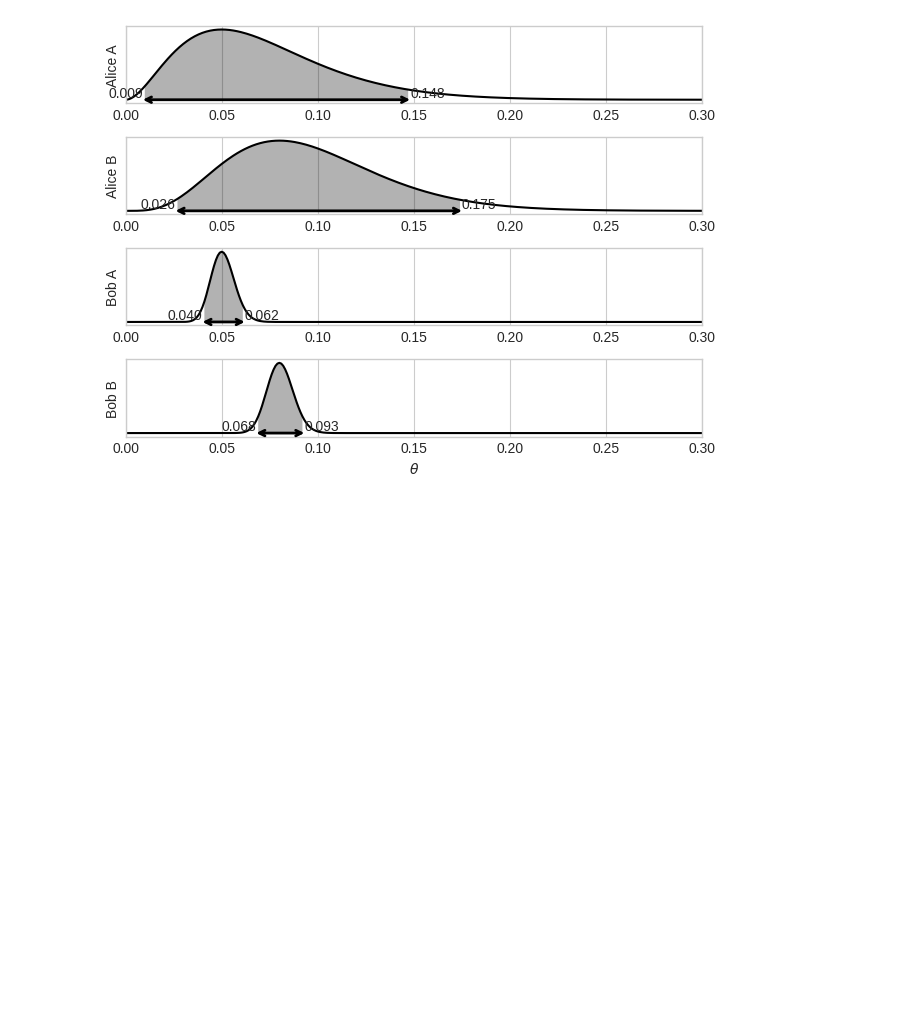
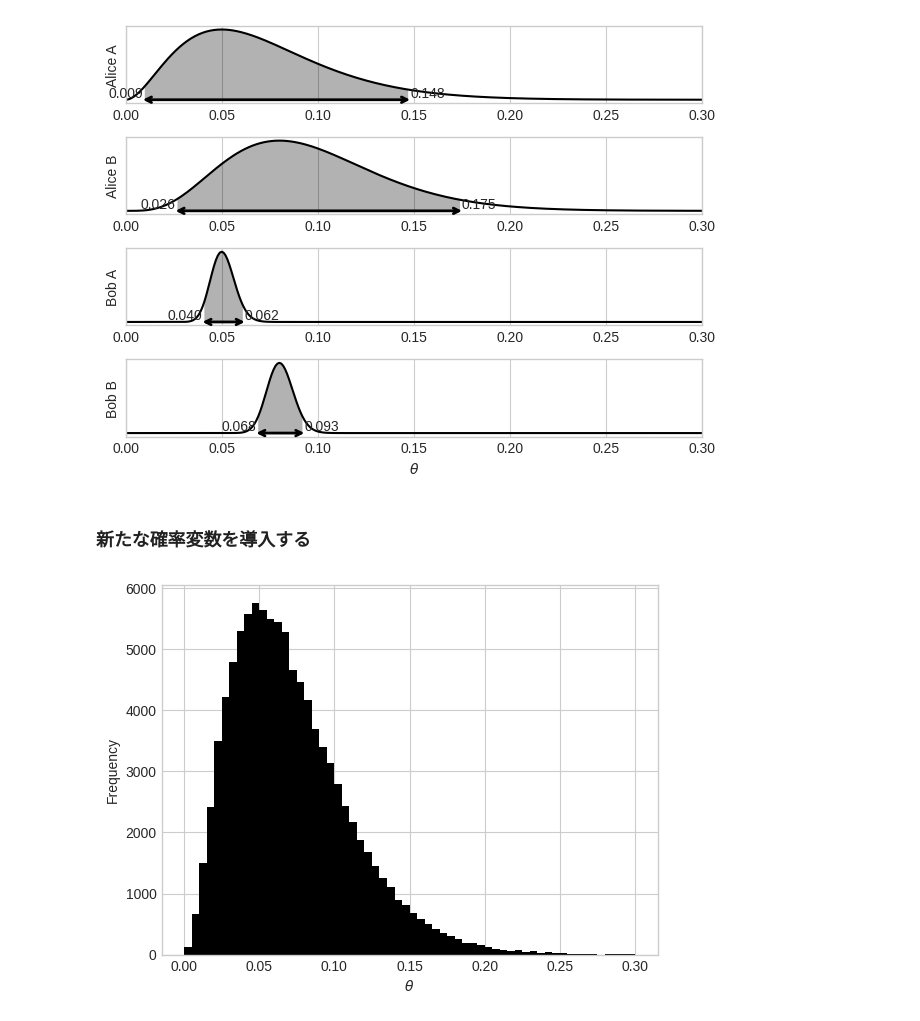
Before and after one commit to yuji-sgs/web-optimization, a Jupyter notebook: cahpter1.ipynb, the cells around one changed output. Saved outputs shown, nothing was run; the diff lists cells and outputs as text; code cells hidden in the pictures; blank space fills up the shorter version.

Commit message:
新たな確率変数を導入する

```diff
--- a/cahpter1.ipynb
+++ b/cahpter1.ipynb
@@ -469,3 +469,14 @@ plt.tight_layout()
 plt.show()
 # %% [output]
 [figure]
+# %% [markdown]
+### 新たな確率変数を導入する
+# %%
+# アリスのレポートのデザインA案のクリック率の事後分布から得られたサンプルのヒストグラム
+data = np.random.beta(3, 39, size = 100000)
+plt.hist(data, range=(0, 0.3), bins = 60)
+plt.xlabel(r'$\theta$')
+plt.ylabel('Frequency')
+plt.show()
+# %% [output]
+[figure, added]
```
Also changed, not shown: parts of 5 cells of this notebook.
